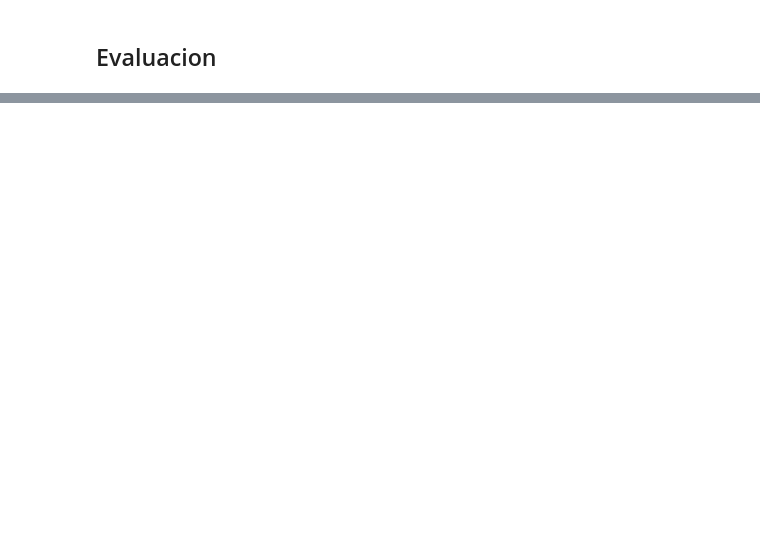
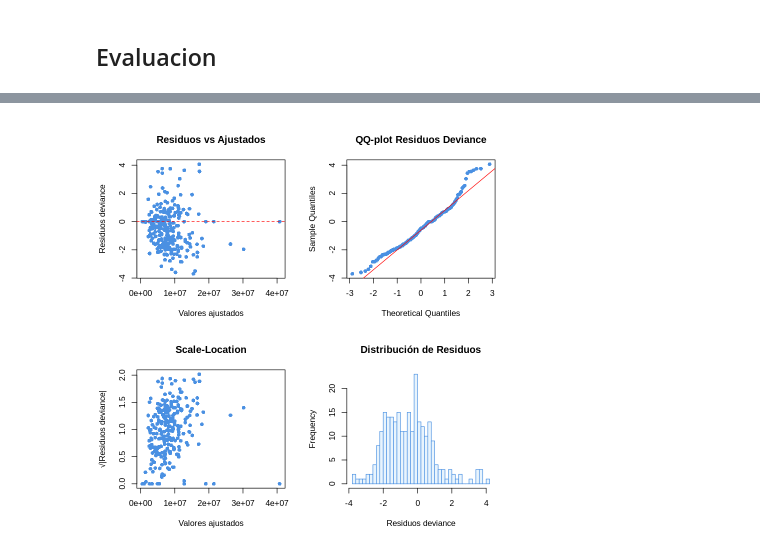
Before and after one commit to RiemannIntegrable/pricing-de-seguros-con-modelos-lineales-generalizados, a Jupyter notebook: notebooks/frecuencia_severidad.ipynb, the cells around one changed output, grey strips where cells are left out. Drawn from its saved outputs; the diff is of its cells as text; code cells hidden in the pictures; blank space fills up the shorter version.

```diff
--- a/notebooks/frecuencia_severidad.ipynb
+++ b/notebooks/frecuencia_severidad.ipynb
@@ -81,7 +87,7 @@ Variable: Grupo_Edad - Categoría de referencia: 41-63
 # %%
 # Modelo completo de severidad
 modelo_sev_completo <- glm(
-  suma_pagos ~ Modelo + Color + Carroceria + CLASE_FASECOLDA +
+  suma_pagos ~ valor + Modelo + Color + Carroceria + CLASE_FASECOLDA +
                TIPO_VEHICULO + SERVICIO + Sexo_Aseg + Grupo_Edad,
   family = Gamma(link = "log"),
   weights = n_siniestros,
@@ -165,0 +132,41 @@ Warning message in title(...):
+# %%
+# 1. Extraer residuos básicos
+residuos_deviance <- residuals(modelo_severidad_final, type = "deviance")
+residuos_pearson <- residuals(modelo_severidad_final, type = "pearson")
+valores_ajustados <- fitted(modelo_severidad_final)
+
+# 2. Panel de diagnósticos básicos (4 gráficos)
+par(mfrow = c(2, 2))
+
+# Residuos vs valores ajustados
+plot(valores_ajustados, residuos_deviance,
+     xlab = "Valores ajustados",
+     ylab = "Residuos deviance",
+     main = "Residuos vs Ajustados",
+     pch = 16, col = "#4A90E2")
+abline(h = 0, col = "red", lty = 2)
+
+# QQ-plot de residuos
+qqnorm(residuos_deviance,
+       main = "QQ-plot Residuos Deviance",
+       pch = 16, col = "#4A90E2")
+qqline(residuos_deviance, col = "red")
+
+# Scale-Location
+plot(valores_ajustados, sqrt(abs(residuos_deviance)),
+     xlab = "Valores ajustados",
+     ylab = "√|Residuos deviance|",
+     main = "Scale-Location",
+     pch = 16, col = "#4A90E2")
+
+# Histograma de residuos
+hist(residuos_deviance,
+     breaks = 30,
+     main = "Distribución de Residuos",
+     xlab = "Residuos deviance",
+     col = "#E8F4FD",
+     border = "#4A90E2")
+
+par(mfrow = c(1, 1))
+# %% [output]
+[figure, added]
```
Also changed, not shown: parts of 13 cells of this notebook, 1 other file.
